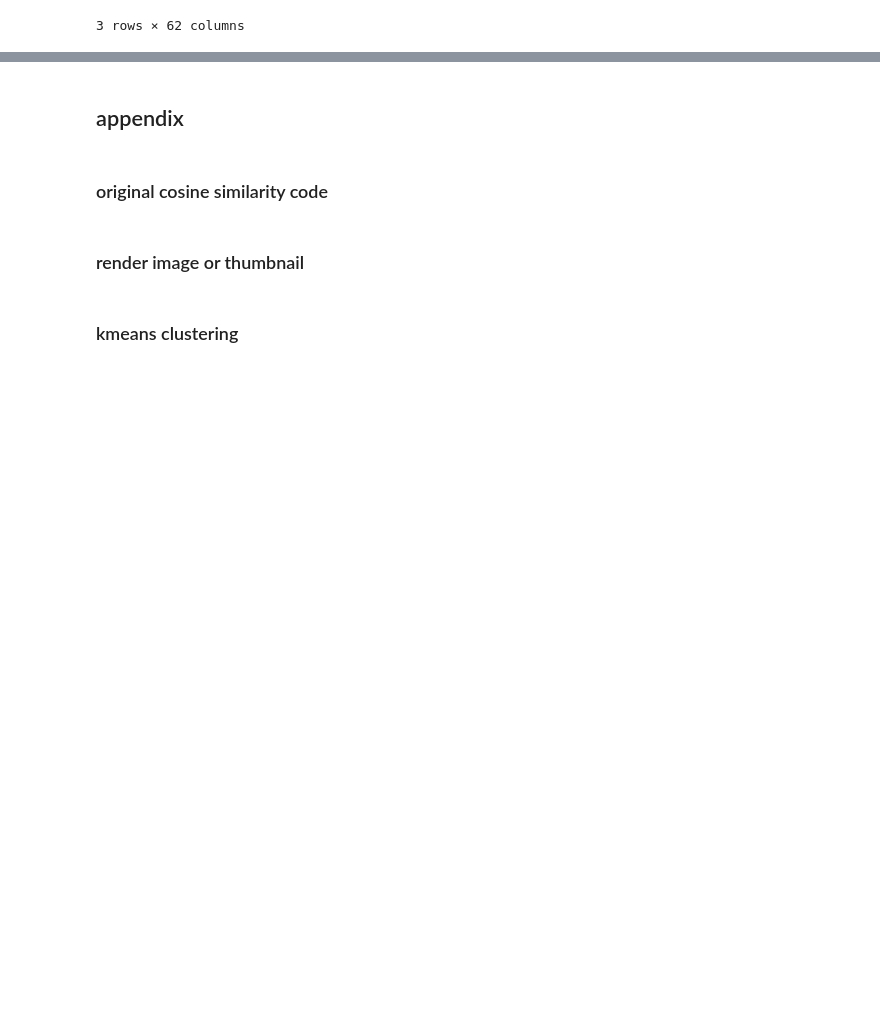
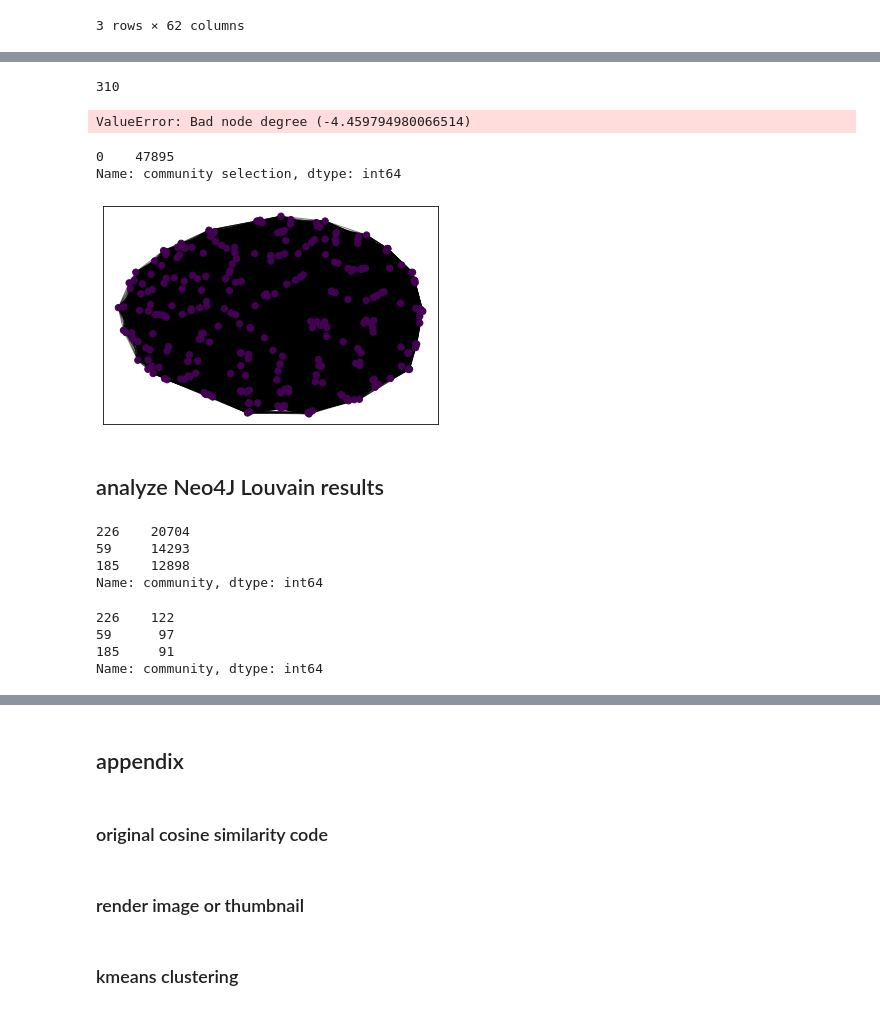
Before and after one commit to jrioross/standup-comedy-NLP, a Jupyter notebook: notebooks/06_clustering_and_recommendations.ipynb, the cells around one changed output, grey strips where cells are left out. Cells and saved outputs as stored; diff of their text form; code cells hidden in the pictures; blank space fills up the shorter version.

Commit message:
created very basic RShiny app for recommendations. created Louvain community partitions using Neo4J and brought back to Python.

```diff
--- a/notebooks/06_clustering_and_recommendations.ipynb
+++ b/notebooks/06_clustering_and_recommendations.ipynb
@@ -335,0 +348,10 @@ interactive(children=(Checkbox(value=False, description='Show Only Other Artists
+# %%
+widget_df_export = (cosims_means_df_long.rename(columns = {'other description': 'description comparison'})
+                .merge(metascripts[metacols].drop(columns = 'similars'))
+                .merge(metascripts[metacols].drop(columns = 'similars'),
+                       left_on = 'description comparison',
+                       right_on = 'description',
+                       suffixes = (" selection", " comparison"))
+        )
+
+widget_df_export.shape
@@ -335,0 +360,4 @@ interactive(children=(Checkbox(value=False, description='Show Only Other Artists
+# %%
+keepind = [ind for ind, col in enumerate(widget_df_export.columns) if ind != 1]
+widget_df_export = widget_df_export.iloc[:, keepind]
+widget_df_export.shape
@@ -335,0 +397,15 @@ interactive(children=(Checkbox(value=False, description='Show Only Other Artists
+# %%
+graph_df = (widget_df_export.loc[widget_df_export['cosine similarity'] < 0.99999, ['description selection', 'description comparison', 'cosine similarity']]
+                            .sort_values(['cosine similarity', 'description comparison'], ascending = False)
+                            .drop_duplicates(subset = 'cosine similarity', keep = 'first')
+        )
+
+#G = nx.Graph()
+G = nx.from_pandas_edgelist(graph_df,
+                        'description selection',
+                        'description comparison',
+                        edge_attr='cosine similarity')
+
+len(G.nodes())
+# %% [output]
+310
@@ -335,0 +414,4 @@ interactive(children=(Checkbox(value=False, description='Show Only Other Artists
+# %%
+communities = community_louvain.best_partition(G, weight = 'cosine similarity')
+# %% [output]
+ValueError: Bad node degree (-4.459794980066514)
@@ -335,0 +421,34 @@ interactive(children=(Checkbox(value=False, description='Show Only Other Artists
+# %%
+graph_df['community selection'].value_counts()
+# %% [output]
+0    47895
+Name: community selection, dtype: int64
+# %%
+# draw the graph
+pos = nx.spring_layout(G)
+# color the nodes according to their partition
+cmap = cm.get_cmap('viridis', max(communities.values()) + 1)
+nx.draw_networkx_nodes(G, pos, communities.keys(), node_size=40,
+                       cmap=cmap, node_color=list(communities.values()))
+nx.draw_networkx_edges(G, pos, alpha=0.5)
+plt.show()
+# %% [output]
+[figure, added]
+# %% [markdown]
+## analyze Neo4J Louvain results
+# %%
+import re
+
+descriptions = [re.search('(?<=\":).+(?=,\")', string).group(0) for string in pd.read_csv('../data/overall_cosims_communities.csv')['n'].values]
+communities = [int(re.search('(?<=\"community\":)\d+', string).group(0)) for string in pd.read_csv('../data/overall_cosims_communities.csv')['n'].values]
+descom_df = pd.DataFrame({
+        'description': descriptions,
+        'community':communities
+    })
+
+graph_coms_df = graph_df.merge(descom_df, left_on = 'description selection', right_on = 'description').drop(columns = 'description')
+# %% [output]
+226    20704
+59     14293
+185    12898
+Name: community, dtype: int64
@@ -335,0 +457,7 @@ interactive(children=(Checkbox(value=False, description='Show Only Other Artists
+# %%
+descom_df['community'].value_counts()
+# %% [output]
+226    122
+59      97
+185     91
+Name: community, dtype: int64
```
Also changed, not shown: parts of 14 cells of this notebook, 7 other files.
